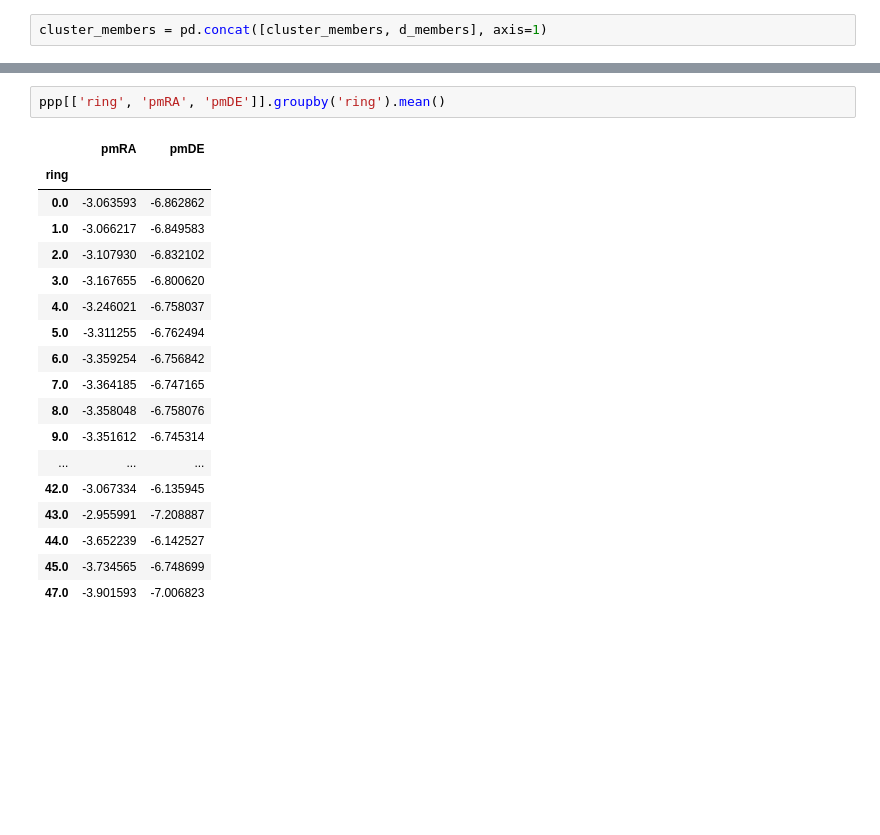
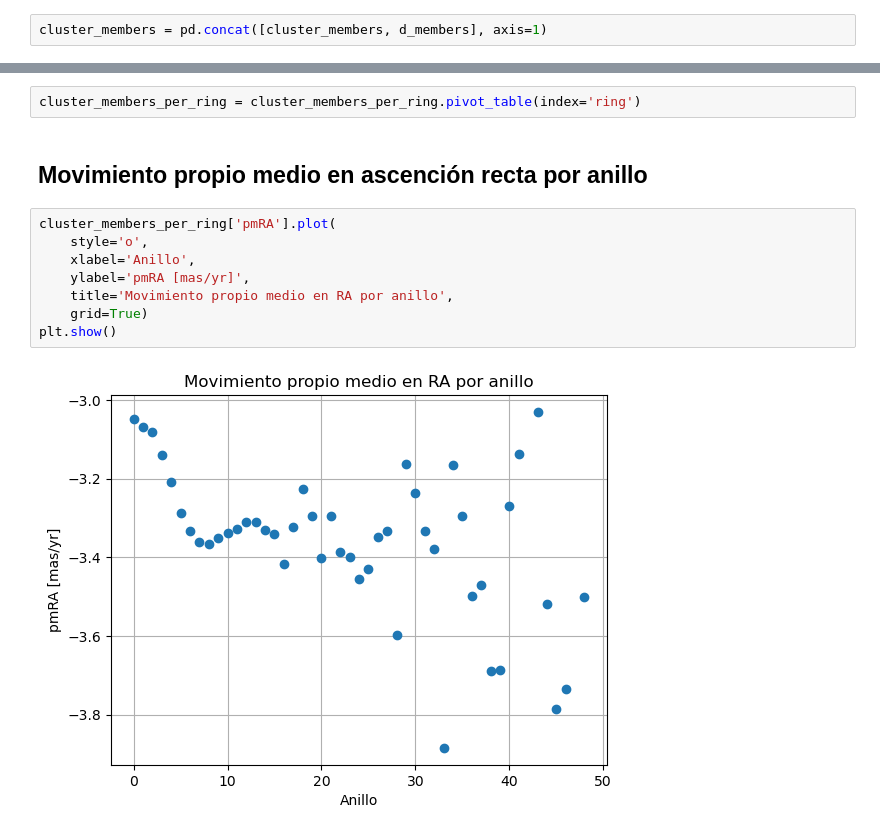
Before and after one commit to bejacore/trabajo-de-grado, a Jupyter notebook: notebooks/01-exploracion.ipynb, the cells around one changed output, grey strips where cells are left out. Saved outputs shown, nothing was run; the diff lists cells and outputs as text; blank space fills up the shorter version.

```diff
--- a/notebooks/01-exploracion.ipynb
+++ b/notebooks/01-exploracion.ipynb
@@ -177,21 +156,14 @@ See the caveats in the documentation: https://pandas.pydata.org/pandas-docs/stab
-# %%
-ppp[['ring', 'pmRA', 'pmDE']].groupby('ring').mean()
-# %% [output]
-|  | pmRA | pmDE |
-| ring |  |  |
-| 0.0 | -3.063593 | -6.862862 |
-| 1.0 | -3.066217 | -6.849583 |
-| 2.0 | -3.107930 | -6.832102 |
-| 3.0 | -3.167655 | -6.800620 |
-| 4.0 | -3.246021 | -6.758037 |
-| 5.0 | -3.311255 | -6.762494 |
-| 6.0 | -3.359254 | -6.756842 |
-| 7.0 | -3.364185 | -6.747165 |
-| 8.0 | -3.358048 | -6.758076 |
-| 9.0 | -3.351612 | -6.745314 |
-| ... | ... | ... |
-| 42.0 | -3.067334 | -6.135945 |
-| 43.0 | -2.955991 | -7.208887 |
-| 44.0 | -3.652239 | -6.142527 |
-| 45.0 | -3.734565 | -6.748699 |
-| 47.0 | -3.901593 | -7.006823 |
+# %%
+cluster_members_per_ring = cluster_members_per_ring.pivot_table(index='ring')
+# %% [markdown]
+## Movimiento propio medio en ascención recta por anillo
+# %%
+cluster_members_per_ring['pmRA'].plot(
+    style='o',
+    xlabel='Anillo',
+    ylabel='pmRA [mas/yr]',
+    title='Movimiento propio medio en RA por anillo',
+    grid=True)
+plt.show()
+# %% [output]
+[figure, added]
```
Also changed, not shown: parts of 11 cells of this notebook.
